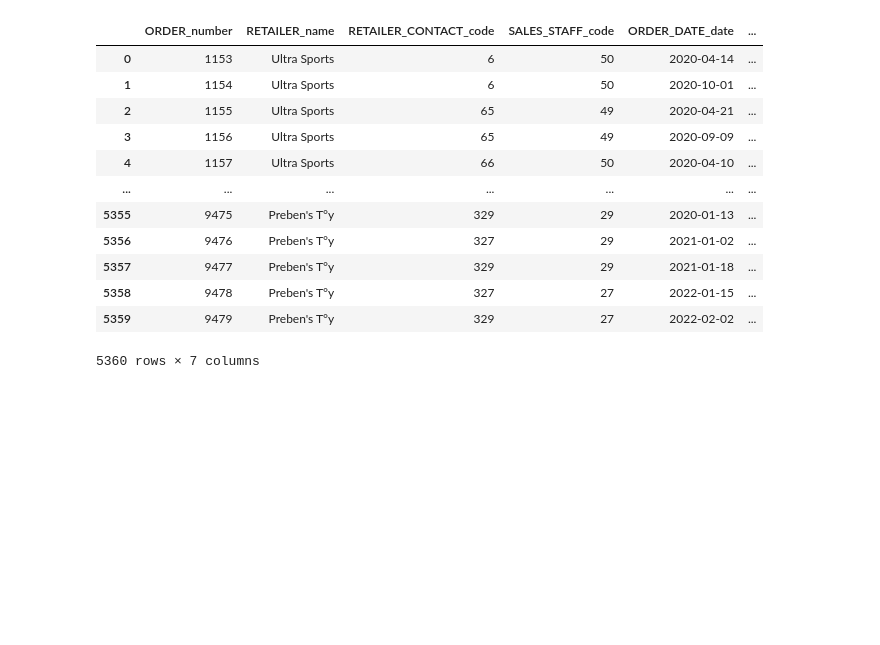
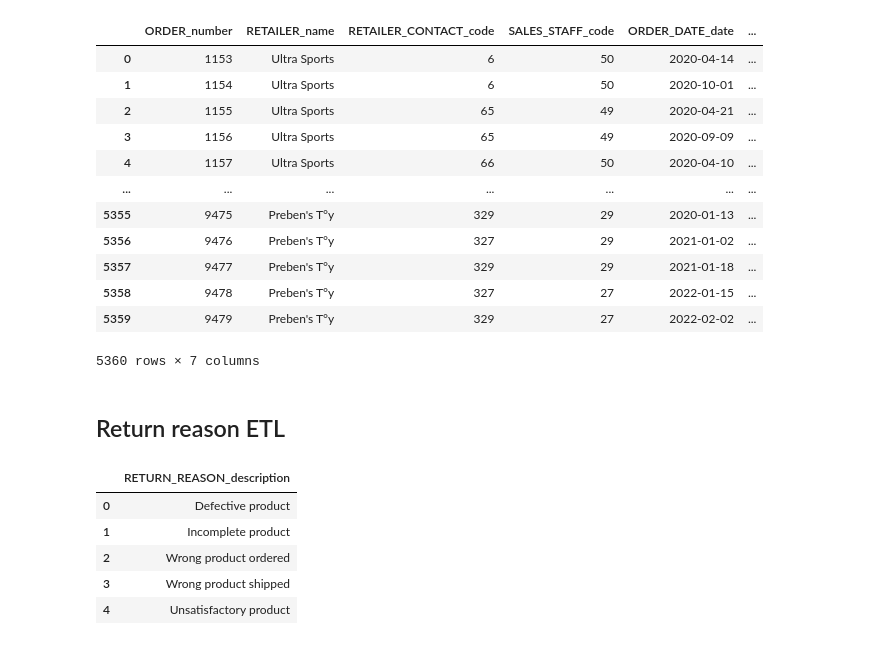
Before and after one commit to Vertcol/Datawarehouse, a Jupyter notebook: ETL.ipynb, the cells around one changed output. Cells and saved outputs as stored; diff of their text form; code cells hidden in the pictures; blank space fills up the shorter version.

Commit message:
Minor fixes & add return reason

```diff
--- a/ETL.ipynb
+++ b/ETL.ipynb
@@ -185,7 +185,8 @@ rename_mapping = {
     'YEAR': 'YEAR_number',
     'MONTH': 'MONTH_number',
     'SATISFACTION_TYPE_DESCRIPTION': 'SATISFACTION_TYPE_description',
-    'COURSE_DESCRIPTION': 'COURSE_description'
+    'COURSE_DESCRIPTION': 'COURSE_description',
+    'RETURN_DESCRIPTION_EN': 'RETURN_REASON_description'
 }
 # %% [markdown]
 ## Product ETL
@@ -387,3 +388,17 @@ order_etl
 | 5358 | 9478 | Preben's T°y | 327 | 27 | 2022-01-15 | ... |
 | 5359 | 9479 | Preben's T°y | 329 | 27 | 2022-02-02 | ... |
 5360 rows × 7 columns
+# %% [markdown]
+## Return reason ETL
+# %%
+return_reason_etl = return_reason[["RETURN_DESCRIPTION_EN"]]\
+        .rename(columns=rename_mapping)
+
+return_reason_etl
+# %% [output]
+|  | RETURN_REASON_description |
+| 0 | Defective product |
+| 1 | Incomplete product |
+| 2 | Wrong product ordered |
+| 3 | Wrong product shipped |
+| 4 | Unsatisfactory product |
```
Also changed, not shown: parts of 2 cells of this notebook.
